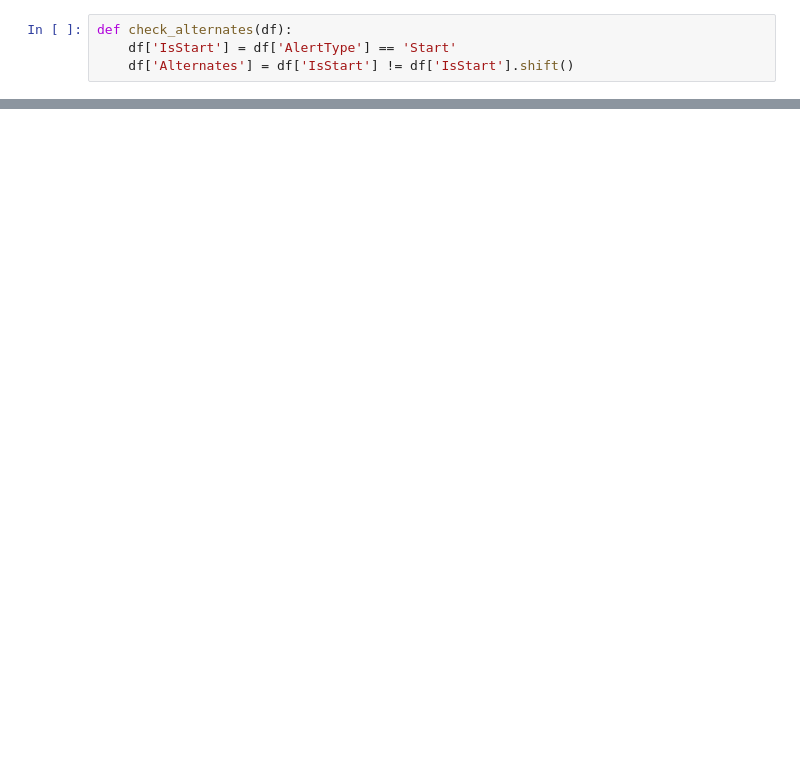
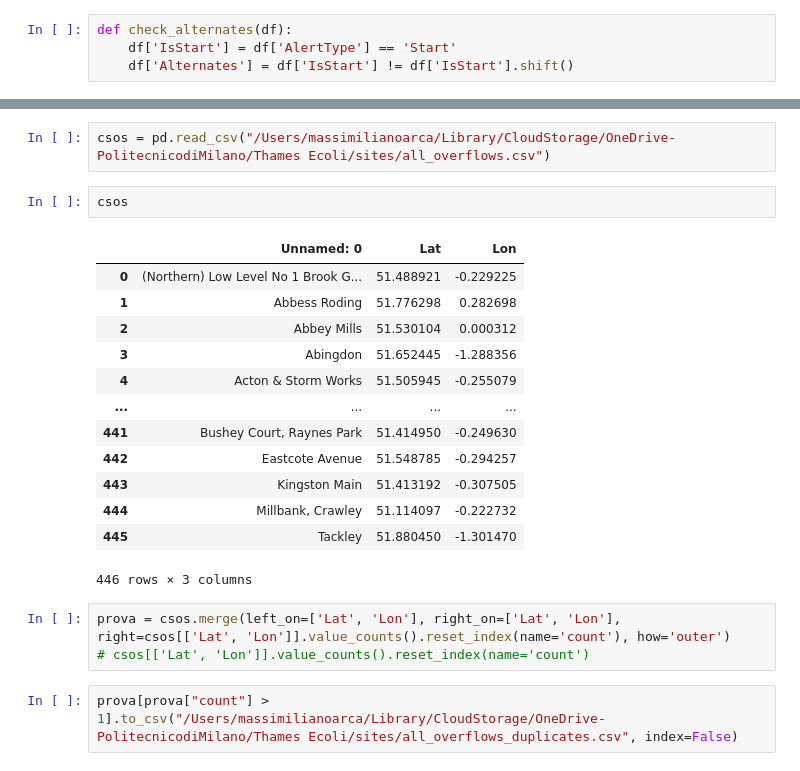
Before and after one commit to MassimilianoArca/Thames-Ecoli, a Jupyter notebook: thames/data_preprocessing/cso_rain_dataset.ipynb, the cells around one changed output, grey strips where cells are left out. Saved outputs shown, nothing was run; the diff lists cells and outputs as text; blank space fills up the shorter version.

```diff
--- a/thames/data_preprocessing/cso_rain_dataset.ipynb
+++ b/thames/data_preprocessing/cso_rain_dataset.ipynb
@@ -486,0 +596,23 @@ prova_final
+# %%
+csos = pd.read_csv("/Users/massimilianoarca/Library/CloudStorage/OneDrive-PolitecnicodiMilano/Thames Ecoli/sites/all_overflows.csv")
+# %%
+csos
+# %% [output]
+|  | Unnamed: 0 | Lat | Lon |
+| 0 | (Northern) Low Level No 1 Brook G... | 51.488921 | -0.229225 |
+| 1 | Abbess Roding | 51.776298 | 0.282698 |
+| 2 | Abbey Mills | 51.530104 | 0.000312 |
+| 3 | Abingdon | 51.652445 | -1.288356 |
+| 4 | Acton & Storm Works | 51.505945 | -0.255079 |
+| ... | ... | ... | ... |
+| 441 | Bushey Court, Raynes Park | 51.414950 | -0.249630 |
+| 442 | Eastcote Avenue | 51.548785 | -0.294257 |
+| 443 | Kingston Main | 51.413192 | -0.307505 |
+| 444 | Millbank, Crawley | 51.114097 | -0.222732 |
+| 445 | Tackley | 51.880450 | -1.301470 |
+446 rows × 3 columns
+# %%
+prova = csos.merge(left_on=['Lat', 'Lon'], right_on=['Lat', 'Lon'], right=csos[['Lat', 'Lon']].value_counts().reset_index(name='count'), how='outer')
+# csos[['Lat', 'Lon']].value_counts().reset_index(name='count')
+# %%
+prova[prova["count"] > 1].to_csv("/Users/massimilianoarca/Library/CloudStorage/OneDrive-PolitecnicodiMilano/Thames Ecoli/sites/all_overflows_duplicates.csv", index=False)
```
Also changed, not shown: parts of 47 cells of this notebook, 2 other files.
